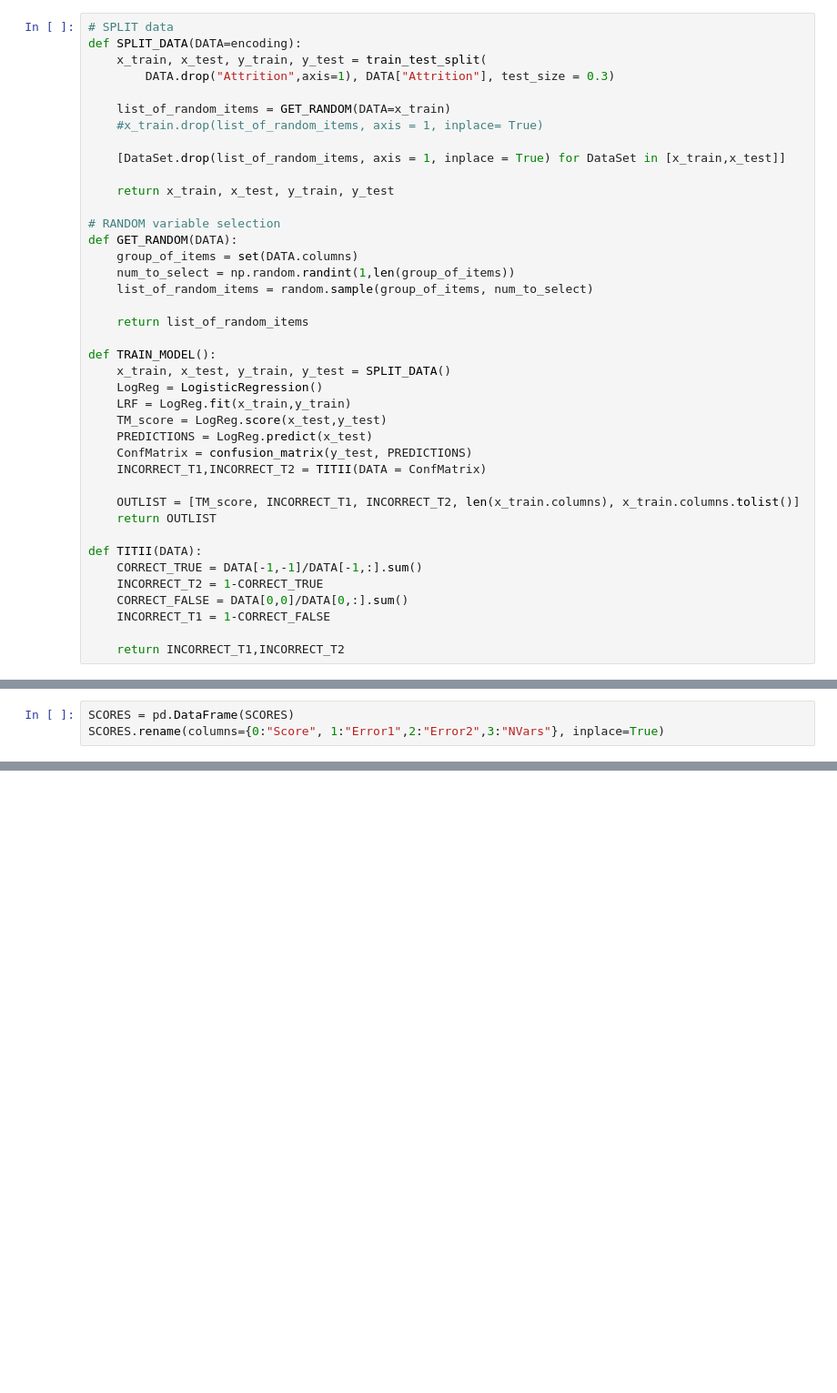
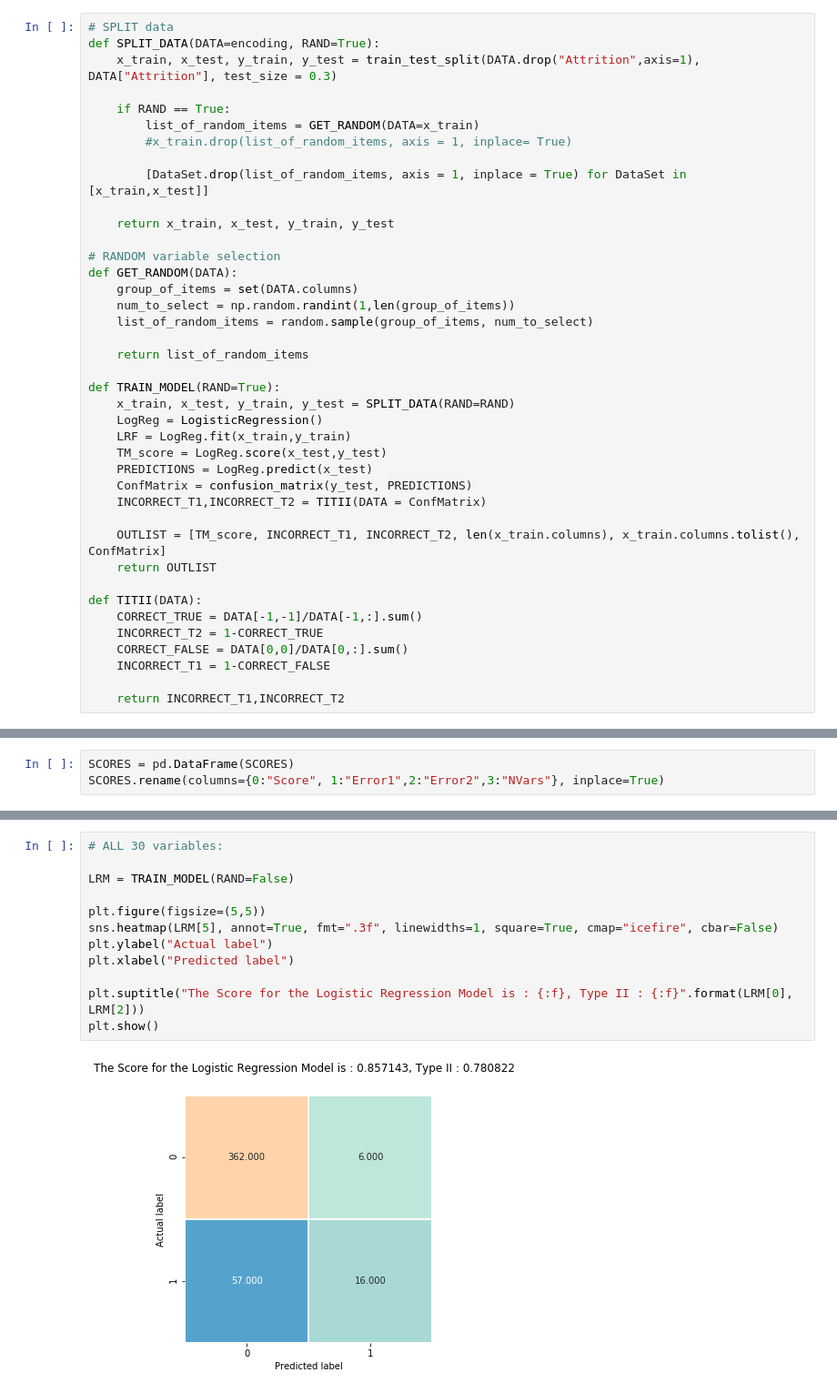
Before and after one commit to jclasul/HR_Kaggle, a Jupyter notebook: HRPython.ipynb, the cells around one changed output, grey strips where cells are left out. Shown at 91% size. Saved outputs shown, nothing was run; the diff lists cells and outputs as text; blank space fills up the shorter version.

Commit message:
Logistic Full Model

```diff
--- a/HRPython.ipynb
+++ b/HRPython.ipynb
@@ -189,14 +189,14 @@ from sklearn.metrics import confusion_matrix
 # finish
 # %%
 # SPLIT data
-def SPLIT_DATA(DATA=encoding):
-    x_train, x_test, y_train, y_test = train_test_split(
-        DATA.drop("Attrition",axis=1), DATA["Attrition"], test_size = 0.3)
+def SPLIT_DATA(DATA=encoding, RAND=True):
+    x_train, x_test, y_train, y_test = train_test_split(DATA.drop("Attrition",axis=1), DATA["Attrition"], test_size = 0.3)
 
-    list_of_random_items = GET_RANDOM(DATA=x_train)
-    #x_train.drop(list_of_random_items, axis = 1, inplace= True)
+    if RAND == True:
+        list_of_random_items = GET_RANDOM(DATA=x_train)
+        #x_train.drop(list_of_random_items, axis = 1, inplace= True)
 
-    [DataSet.drop(list_of_random_items, axis = 1, inplace = True) for DataSet in [x_train,x_test]]
+        [DataSet.drop(list_of_random_items, axis = 1, inplace = True) for DataSet in [x_train,x_test]]
 
     return x_train, x_test, y_train, y_test
 
@@ -208,8 +208,8 @@ def GET_RANDOM(DATA):
 
     return list_of_random_items
 
-def TRAIN_MODEL():
-    x_train, x_test, y_train, y_test = SPLIT_DATA()
+def TRAIN_MODEL(RAND=True):
+    x_train, x_test, y_train, y_test = SPLIT_DATA(RAND=RAND)
     LogReg = LogisticRegression()
     LRF = LogReg.fit(x_train,y_train)
     TM_score = LogReg.score(x_test,y_test)
@@ -217,7 +217,7 @@ def TRAIN_MODEL():
     ConfMatrix = confusion_matrix(y_test, PREDICTIONS)
     INCORRECT_T1,INCORRECT_T2 = TITII(DATA = ConfMatrix)
 
-    OUTLIST = [TM_score, INCORRECT_T1, INCORRECT_T2, len(x_train.columns), x_train.columns.tolist()]
+    OUTLIST = [TM_score, INCORRECT_T1, INCORRECT_T2, len(x_train.columns), x_train.columns.tolist(), ConfMatrix]
     return OUTLIST
 
 def TITII(DATA):
@@ -267 +263,15 @@ Median Score and Error2 for Number of Variables
 Total observations : 15681
+# %%
+# ALL 30 variables:
+
+LRM = TRAIN_MODEL(RAND=False)
+
+plt.figure(figsize=(5,5))
+sns.heatmap(LRM[5], annot=True, fmt=".3f", linewidths=1, square=True, cmap="icefire", cbar=False)
+plt.ylabel("Actual label")
+plt.xlabel("Predicted label")
+
+plt.suptitle("The Score for the Logistic Regression Model is : {:f}, Type II : {:f}".format(LRM[0], LRM[2]))
+plt.show()
+# %% [output]
+[figure, added]
```
Also changed, not shown: parts of 3 cells of this notebook.
